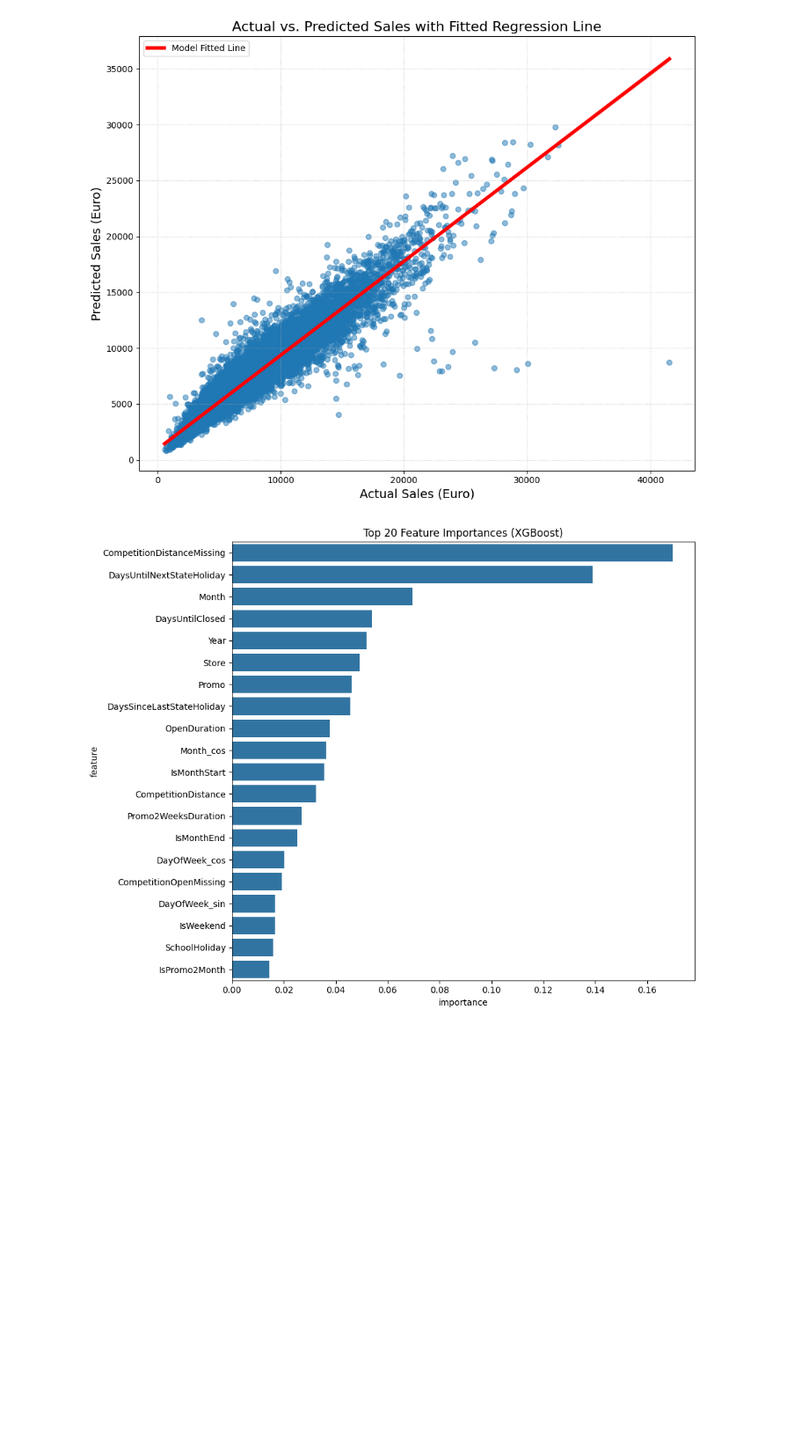
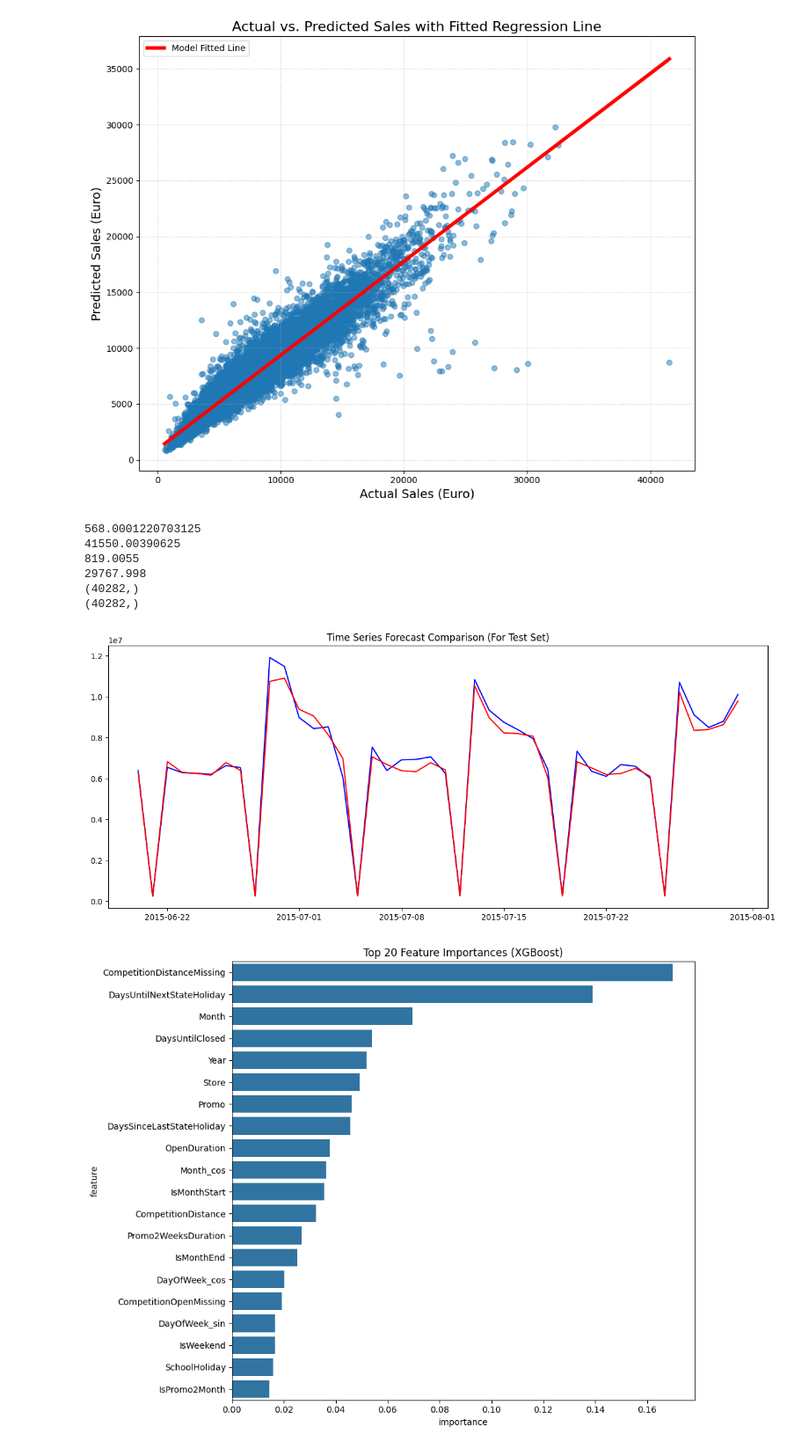
Before and after one commit to mohamedseif-10/Sales-Forecasting, a Jupyter notebook: Notebooks/Models/XGBoost.ipynb, the cells around one changed output. Shown at 88% size. Cells and saved outputs as stored; diff of their text form; code cells hidden in the pictures; blank space fills up the shorter version.

```diff
--- a/Notebooks/Models/XGBoost.ipynb
+++ b/Notebooks/Models/XGBoost.ipynb
@@ -318,6 +318,48 @@ plt.tight_layout()
 plt.show()
 # %% [output]
 [figure]
+# %%
+print(min(y_test_original))
+print(max(y_test_original))
+print(min(y_predicted))
+print(max(y_predicted))
+print(y_test_original.shape)
+print(y_predicted.shape)
+# %% [output]
+568.0001220703125
+41550.00390625
+819.0055
+29767.998
+(40282,)
+(40282,)
+# %%
+results_df = pd.DataFrame({
+    'Date': y_test_original.index,
+    'Store': x_test.Store,
+    'Actual_Sales': y_test_original,
+    'Predicted_Sales': y_predicted
+}).set_index('Date')
+df_aggregate = results_df.groupby(results_df.index).agg(
+    {"Actual_Sales": "sum", "Predicted_Sales": "sum"}
+)
+plt.figure(figsize=(15, 6))
+
+plt.plot(
+    df_aggregate.index,
+    df_aggregate["Actual_Sales"],
+    label="Total Actual Daily Sales",
+    color="blue",
+)
+plt.plot(
+    df_aggregate.index,
+    df_aggregate["Predicted_Sales"],
+    label="Total Predicted Daily Sales",
+    color="red",
+)
+plt.title("Time Series Forecast Comparison (For Test Set)")
+plt.show()
+# %% [output]
+[figure, added]
 # %%
 
 xgb_model = main_pipeline.named_steps["model"]
```
Also changed, not shown: parts of 2 cells of this notebook.
